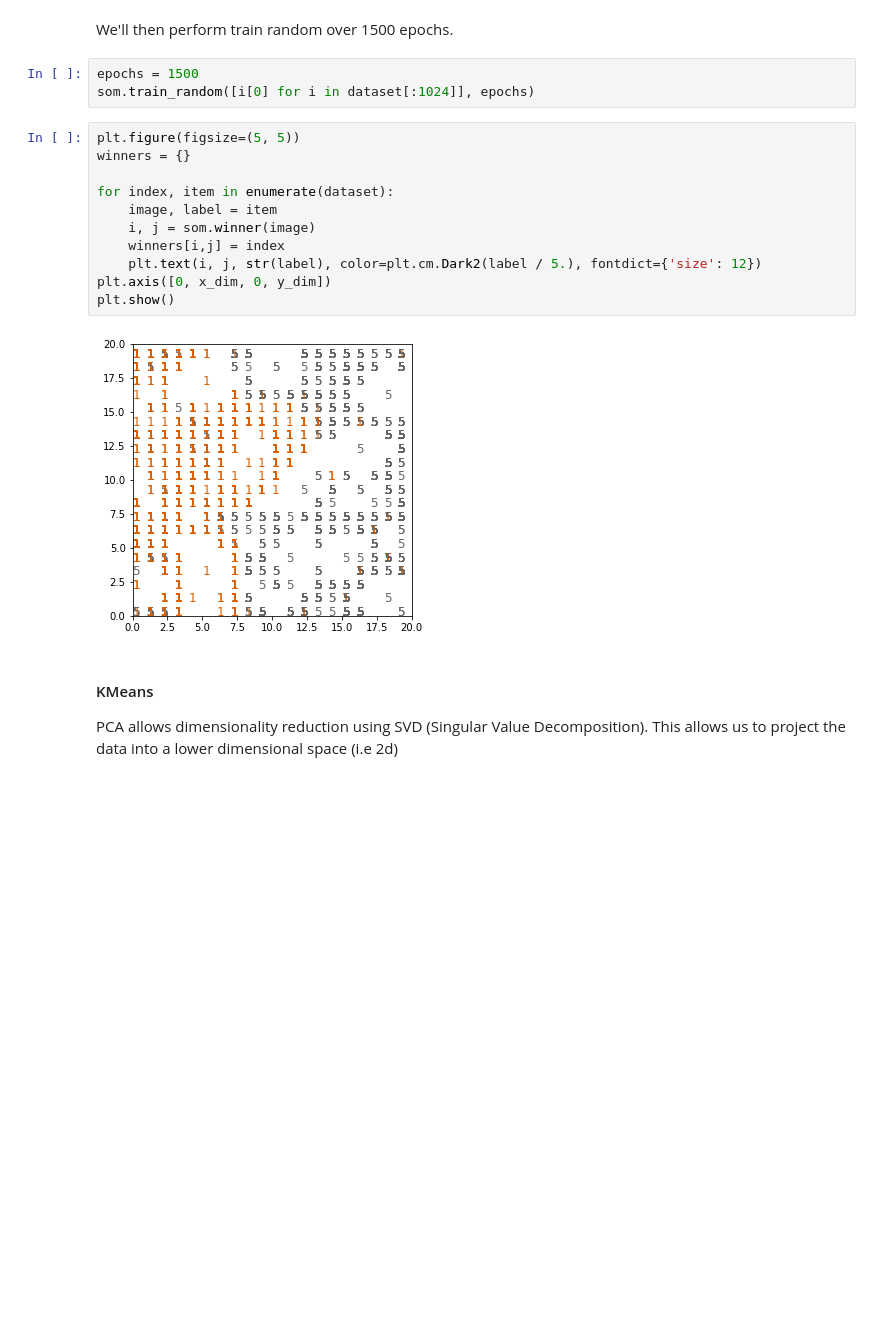
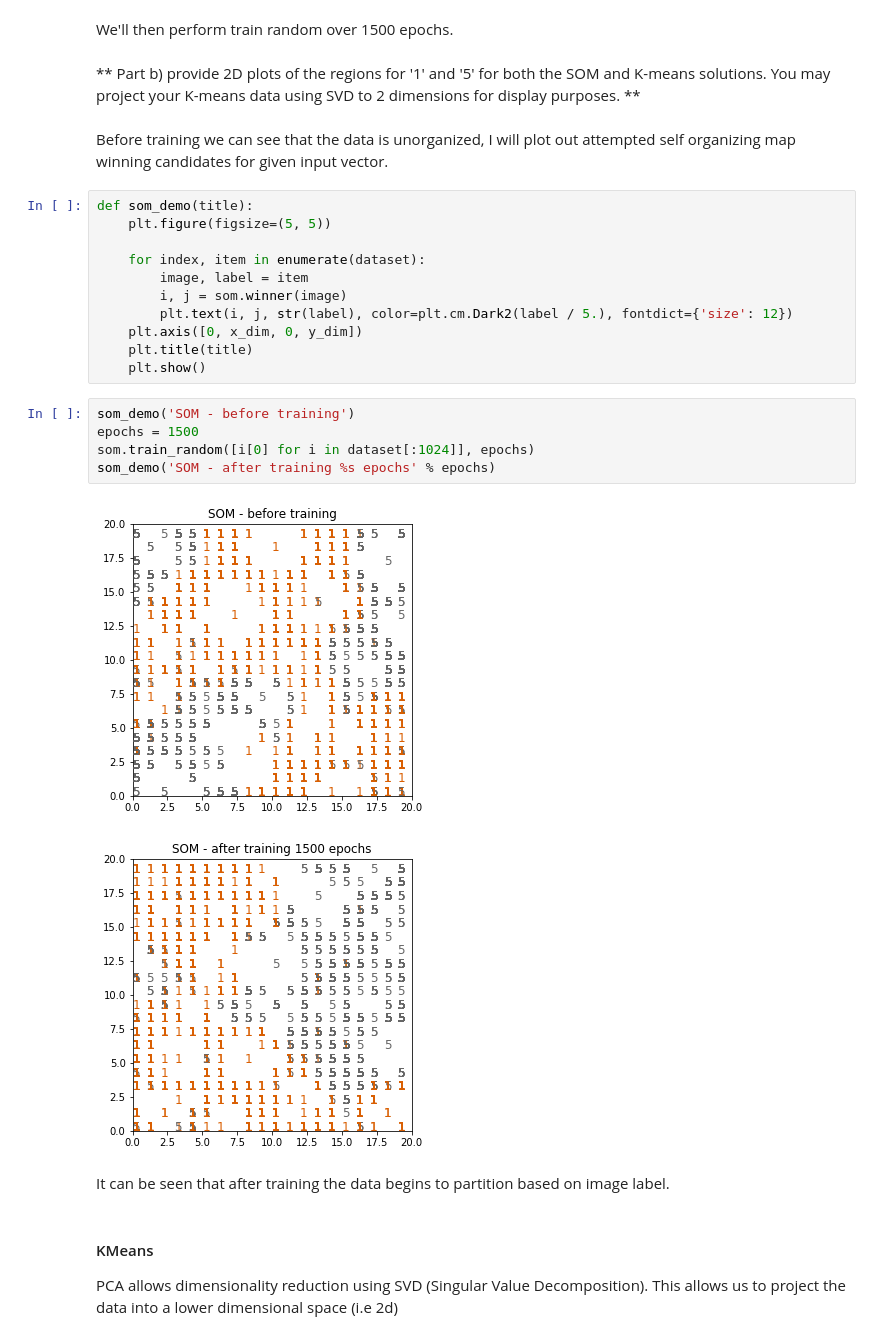
Before and after one commit to baghadiya/comp4107-a3, a Jupyter notebook: a3q2.ipynb, the cells around one changed output. Saved outputs shown, nothing was run; the diff lists cells and outputs as text; blank space fills up the shorter version.

```diff
--- a/a3q2.ipynb
+++ b/a3q2.ipynb
@@ -43,22 +52,31 @@ learning_rate = .25
 som = MiniSom(x_dim, y_dim, input_len, sigma=sigma, learning_rate=learning_rate)
 # %% [markdown]
 We'll then perform train random over 1500 epochs.
+# %% [markdown]
+** Part b) provide 2D plots of the regions for '1' and '5' for both the SOM and K-means solutions. You may project your K-means data using SVD to 2 dimensions for display purposes. **
+# %% [markdown]
+Before training we can see that the data is unorganized, I will plot out attempted self organizing map winning candidates for given input vector.
+# %%
+def som_demo(title):
+    plt.figure(figsize=(5, 5))
+
+    for index, item in enumerate(dataset):
+        image, label = item
+        i, j = som.winner(image)
+        plt.text(i, j, str(label), color=plt.cm.Dark2(label / 5.), fontdict={'size': 12})
+    plt.axis([0, x_dim, 0, y_dim])
+    plt.title(title)
+    plt.show()
 # %%
+som_demo('SOM - before training')
 epochs = 1500
 som.train_random([i[0] for i in dataset[:1024]], epochs)
+som_demo('SOM - after training %s epochs' % epochs)
+# %% [output]
+[figure, added]
+[figure, added]
-# %%
-plt.figure(figsize=(5, 5))
-winners = {}
-
-for index, item in enumerate(dataset):
-    image, label = item
-    i, j = som.winner(image)
-    winners[i,j] = index
-    plt.text(i, j, str(label), color=plt.cm.Dark2(label / 5.), fontdict={'size': 12})
-plt.axis([0, x_dim, 0, y_dim])
-plt.show()
-# %% [output]
-[figure, removed]
+# %% [markdown]
+It can be seen that after training the data begins to partition based on image label.
 # %% [markdown]
 ####  KMeans
 
```
Also changed, not shown: parts of 4 cells of this notebook, 2 other files.
